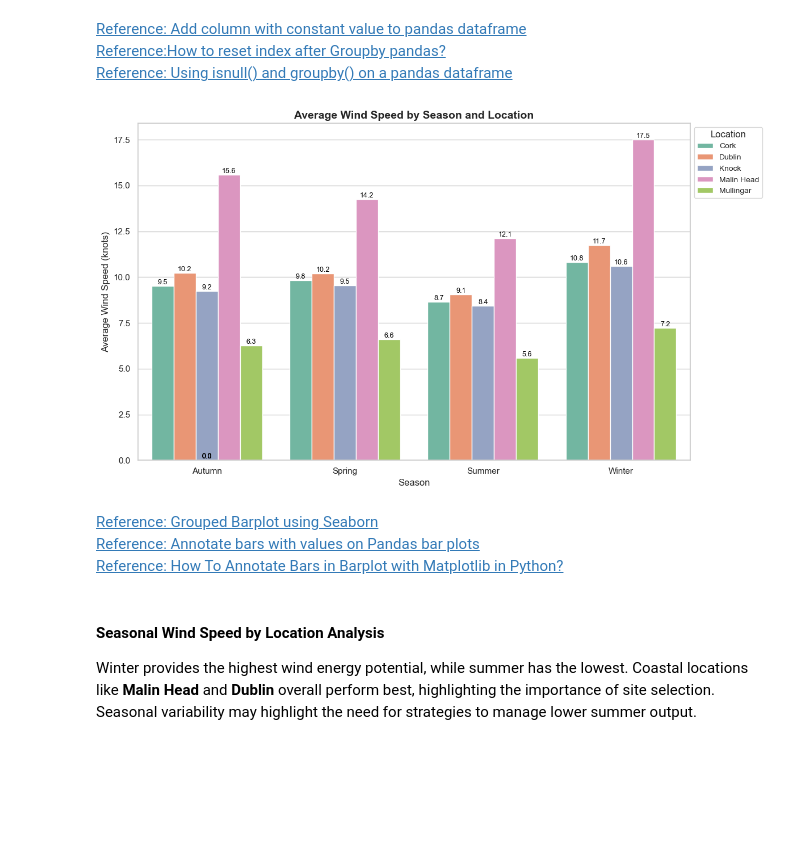
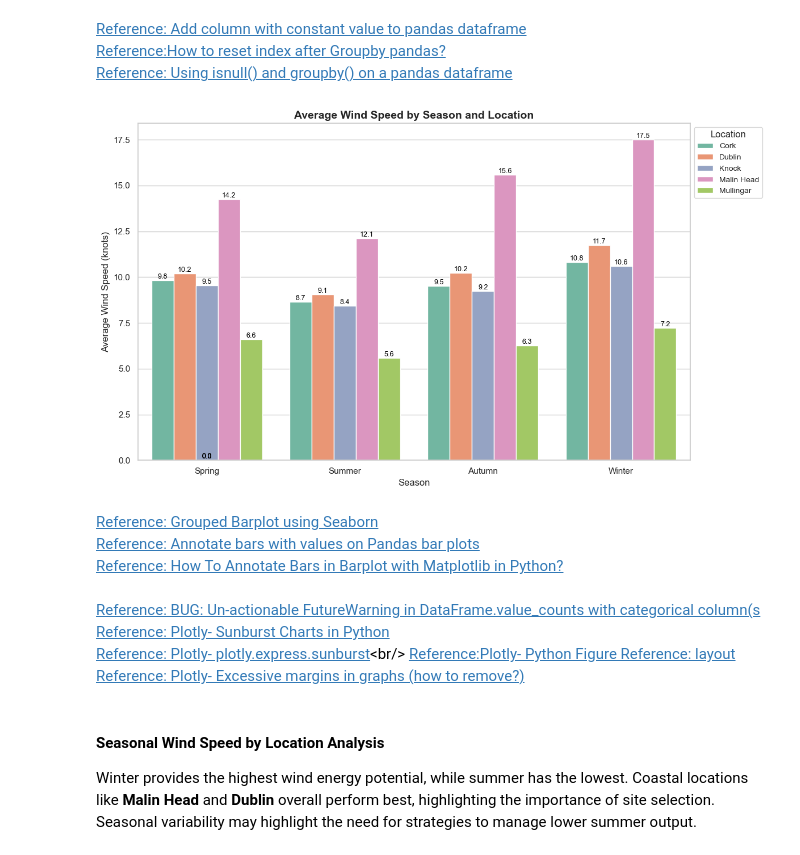
Before and after one commit to sarahembarry/PFDA-project, a Jupyter notebook: bigproject.ipynb, the cells around one changed output. Drawn from its saved outputs; the diff is of its cells as text; code cells hidden in the pictures; blank space fills up the shorter version.

Commit message:
itables and sunburst chart

```diff
--- a/bigproject.ipynb
+++ b/bigproject.ipynb
@@ -389,37 +353,44 @@ display(seasonal_wind_speed_summary)
 [Reference:How to reset index after Groupby pandas?](https://www.geeksforgeeks.org/how-to-reset-index-after-groupby-pandas/) <br/>
 [Reference: Using isnull() and groupby() on a pandas dataframe](https://stackoverflow.com/questions/46106954/using-isnull-and-groupby-on-a-pandas-dataframe)<br/>
 # %%
-# Select the correct number of colors
+# Order seasons
+seasonal_wind_speed_summary['Season'] = pd.Categorical(
+    seasonal_wind_speed_summary['Season'],
+    categories=['Spring', 'Summer', 'Autumn', 'Winter'],
+    ordered=True
+)
+
+# Select the correct number of colours
 num_locations = seasonal_wind_speed_summary['Location'].nunique()
-palette = sns.color_palette("Set2", n_colors=num_locations)  # Use only required colors
+palette = sns.color_palette("Set2", n_colors=num_locations)  # Use only required colours
 
 # Updated bar plot
 plt.figure(figsize=(12, 7))
 sns.set_theme(style="whitegrid")
 ax = sns.barplot(
     data=seasonal_wind_speed_summary,
     x='Season',
     y='Average Wind Speed',
     hue='Location',
     palette=palette
 )
 
 # Add annotations
 for p in ax.patches:
     ax.annotate(f"{p.get_height():.1f}",
                 (p.get_x() + p.get_width() / 2., p.get_height()),
                 ha='center', va='bottom', fontsize=9, color='black')
 
 # Labels and legend
 plt.title("Average Wind Speed by Season and Location", fontsize=14, weight='bold')
 plt.xlabel("Season", fontsize=12)
 plt.ylabel("Average Wind Speed (knots)", fontsize=12)
 plt.legend(title="Location", loc='upper left', bbox_to_anchor=(1, 1), fontsize=10)
 
 plt.tight_layout()
 plt.show()
 # %% [output]
-[figure, old version]
+[figure, new version]
 # %% [markdown]
 [Reference: Grouped Barplot using Seaborn](https://python-graph-gallery.com/grouped-barplot/)<br/>
 [Reference: Annotate bars with values on Pandas bar plots](https://stackoverflow.com/questions/25447700/annotate-bars-with-values-on-pandas-bar-plots)<br/>
@@ -427,3 +430,9 @@ plt.show()
+# %% [markdown]
+[Reference: BUG: Un-actionable FutureWarning in DataFrame.value_counts with categorical column(s](https://github.com/pandas-dev/pandas/issues/54775)<br/>
+[Reference: Plotly- Sunburst Charts in Python](https://plotly.com/python/sunburst-charts/)<br/>
+[Reference: Plotly- plotly.express.sunburst](https://plotly.com/python-api-reference/generated/plotly.express.sunburst.html?)<br/>
+[Reference:Plotly- Python Figure Reference: layout ](https://plotly.com/python/reference/layout/)<br/>
+[Reference: Plotly- Excessive margins in graphs (how to remove?)](https://community.plotly.com/t/excessive-margins-in-graphs-how-to-remove/49094)<br/>
 # %% [markdown]
 #### **Seasonal Wind Speed by Location Analysis**
 Winter provides the highest wind energy potential, while summer has the lowest. Coastal locations like **Malin Head** and **Dublin** overall perform best, highlighting the importance of site selection. Seasonal variability may highlight the need for strategies to manage lower summer output.
```
Also changed, not shown: parts of 14 cells of this notebook, 2 other files.
